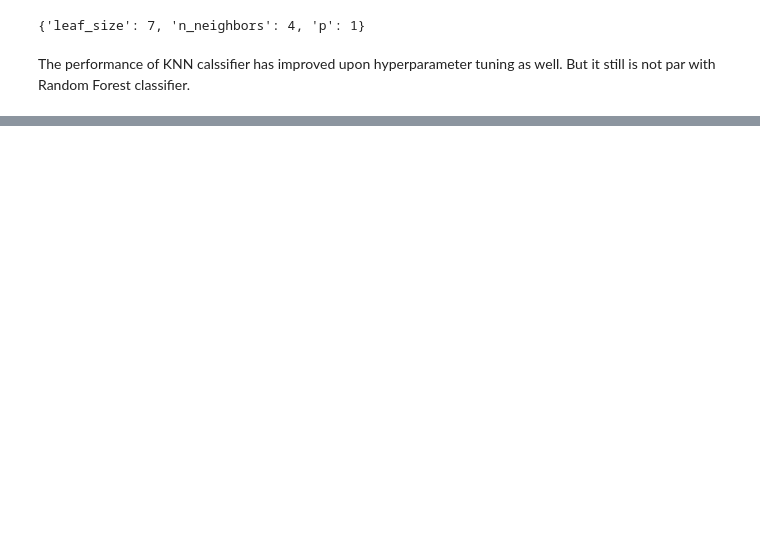
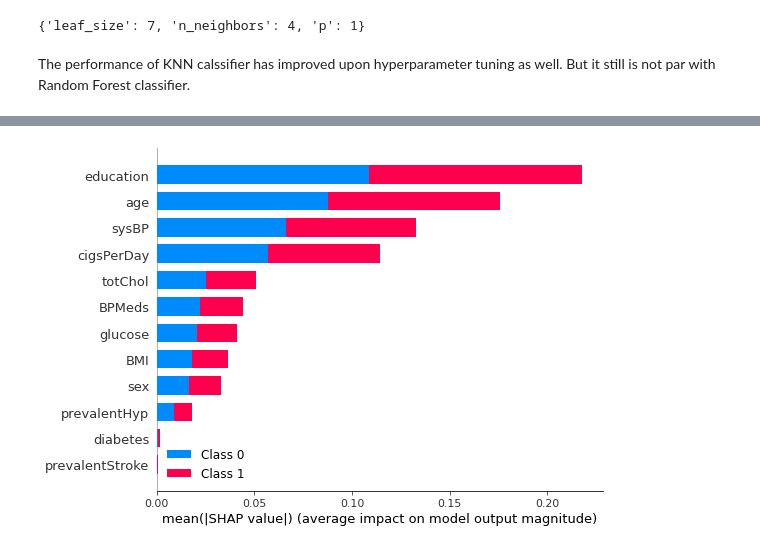
Before and after one commit to cpvivek/Coronary-Heart-Disease-Risk-Prediction, a Jupyter notebook: Capstone_Project_ML_Classification_Cardiovascular_Disease_Risk.ipynb, the cells around one changed output, grey strips where cells are left out. Cells and saved outputs as stored; diff of their text form; code cells hidden in the pictures; blank space fills up the shorter version.

```diff
--- a/Capstone_Project_ML_Classification_Cardiovascular_Disease_Risk.ipynb
+++ b/Capstone_Project_ML_Classification_Cardiovascular_Disease_Risk.ipynb
@@ -881,0 +908,11 @@ sns.lineplot(x=nb_curve[0],y=nb_curve[1],label='Naive Bayes')
+# %%
+#creating instance
+shap_explainer=shap.TreeExplainer(rf_classifier)
+shap_score=shap_explainer.shap_values(x_test)
+
+#creating a independent feature df
+feature_df=pd.DataFrame(x_test,columns=independent_features)
+# %%
+shap.summary_plot(shap_score,feature_df)
+# %% [output]
+[figure, added]
```
Also changed, not shown: parts of 41 cells of this notebook.
